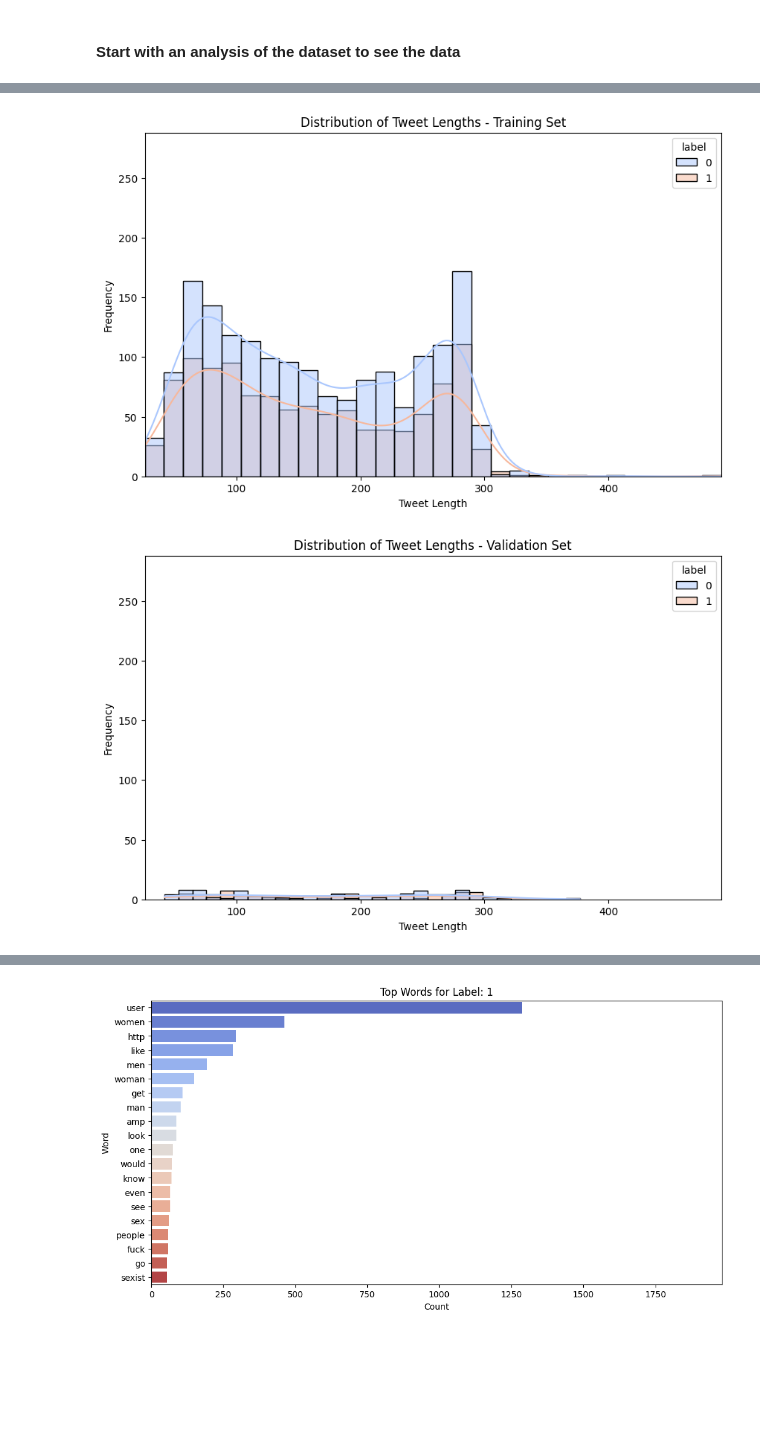
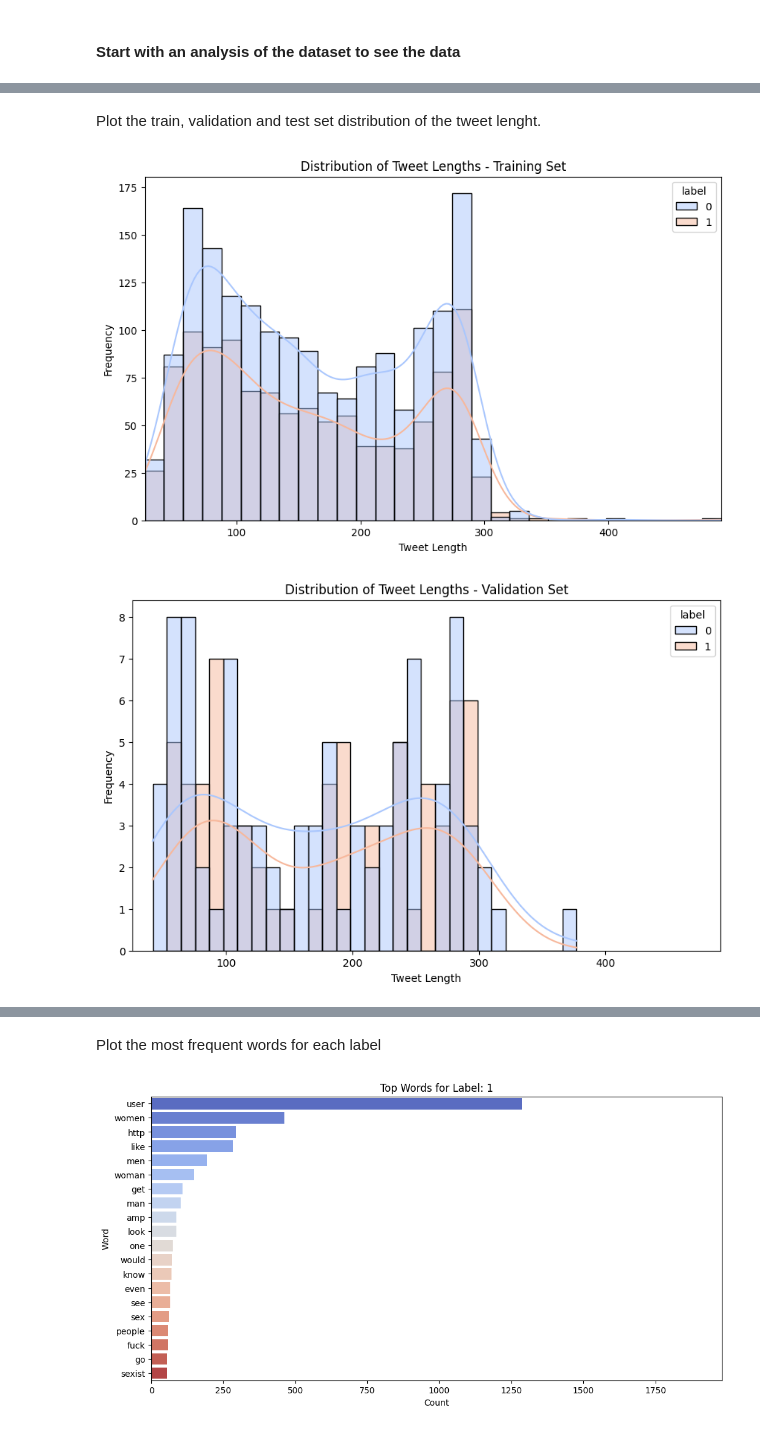
Before and after one commit to tancredibosi/nlp-assignments, a Jupyter notebook: Assignment1_2425.ipynb, the cells around one changed output, grey strips where cells are left out. Drawn from its saved outputs; the diff is of its cells as text; code cells hidden in the pictures; blank space fills up the shorter version.

```diff
--- a/Assignment1_2425.ipynb
+++ b/Assignment1_2425.ipynb
@@ -1043,0 +946,7 @@ Name: count, dtype: int64
+# %%
+data_train = train_df
+data_val = validation_df
+data_test = test_df
+data_train = data_train.rename(columns={'hard_label_task1': 'label'})
+data_val = data_val.rename(columns={'hard_label_task1': 'label'})
+data_test = data_test.rename(columns={'hard_label_task1': 'label'})
@@ -1044,39 +998,28 @@ Name: count, dtype: int64
+# %% [markdown]
+Plot the train, validation and test set distribution of the tweet lenght.
 # %%
-# 2. Text Length Analysis
-def plot_distr_tweet_len(data_list, labels):
-    """
-    Plots the distribution of tweet lengths for multiple datasets with consistent x and y axis ranges.
-
-    Parameters:
-        data_list (list of pd.DataFrame): List of datasets to plot.
-        labels (list of str): List of labels for the datasets (used for plot titles).
-    """
-    # Calculate tweet lengths for all datasets
-    for data in data_list:
+def plot_distr_tweet_len(data_list_or, labels):
+    data_list = []
+    for data_or in data_list_or:
+        data = data_or.copy()
         data['tweet_length'] = data['tweet'].apply(len)
+        data_list.append(data)
 
     # Determine global x and y axis limits
     all_lengths = pd.concat([data['tweet_length'] for data in data_list])
     x_min, x_max = all_lengths.min(), all_lengths.max()
-
-    max_y = 0
-    for data in data_list:
-        _, bins = np.histogram(data['tweet_length'], bins=30, range=(x_min, x_max))
-        max_y = max(max_y, np.histogram(data['tweet_length'], bins=bins)[0].max())
 
     # Plot each dataset with consistent axes
     for i, data in enumerate(data_list):
         plt.figure(figsize=(10, 6))
         sns.histplot(data, x='tweet_length', hue='label', bins=30, kde=True, palette='coolwarm')
         plt.title(f'Distribution of Tweet Lengths - {labels[i]}')
         plt.xlabel('Tweet Length')
         plt.ylabel('Frequency')
         plt.xlim(x_min, x_max)
-        plt.ylim(0, max_y + 5)  # Add a small margin for clarity
         plt.show()
 
-# Example Usage
-plot_distr_tweet_len([data, data_val, data_test], labels=['Training Set', 'Validation Set', 'Test Set'])
+plot_distr_tweet_len([data_train, data_val, data_test], labels=['Training Set', 'Validation Set', 'Test Set'])
 # %% [output]
-[figure, old version]
+[figure, new version]
-[figure, old version]
+[figure, new version]
@@ -1084,2 +1027,4 @@ plot_distr_tweet_len([data, data_val, data_test], labels=['Training Set', 'Valid
+# %% [markdown]
+Plot the most frequent words for each label
 # %%
 def analyze_top_words_by_label(data, text_column='tweet', label_column='label', n_top_words=20, exluded_words={}):
```
Also changed, not shown: parts of 39 cells of this notebook.
